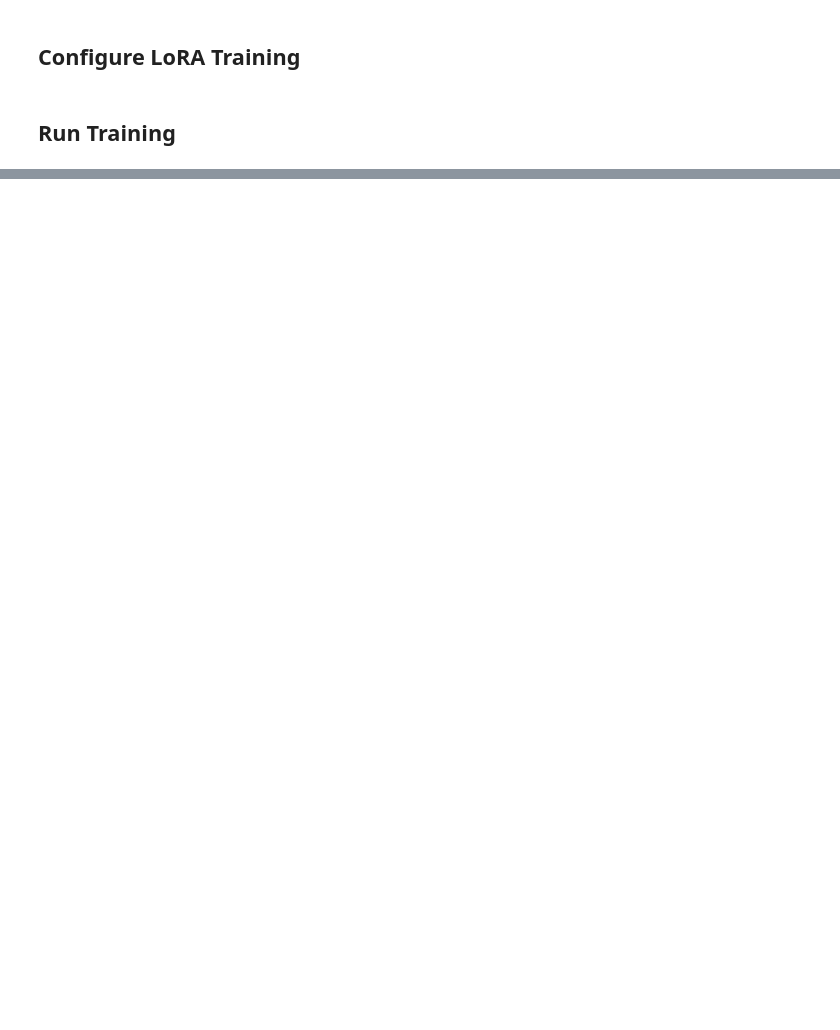
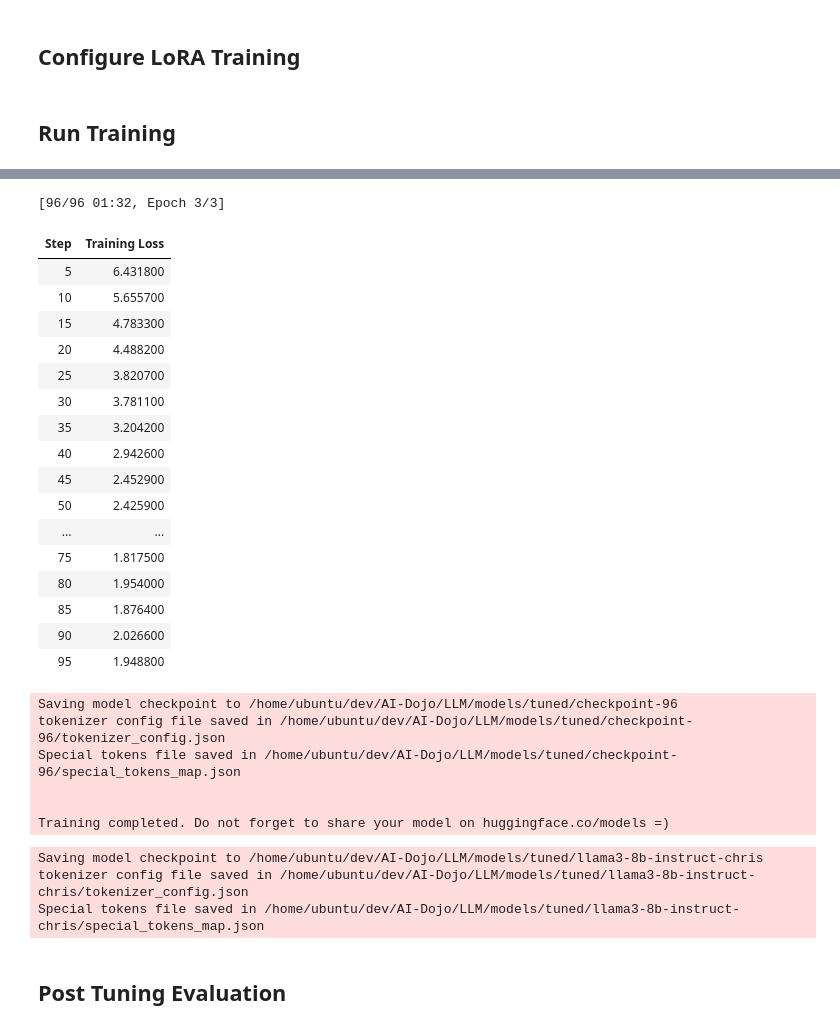
Before and after one commit to chris-hoertnagl/AI-Dojo, a Jupyter notebook: LLM/tune_llama3.ipynb, the cells around one changed output, grey strips where cells are left out. Drawn from its saved outputs; the diff is of its cells as text; code cells hidden in the pictures; blank space fills up the shorter version.

Commit message:
add llama3 fine tuning

```diff
--- a/LLM/tune_llama3.ipynb
+++ b/LLM/tune_llama3.ipynb
@@ -16,3 +20,6 @@ from transformers import set_seed, TrainingArguments, Trainer, AutoTokenizer, Au
 # %% [markdown]
 # Load Quantized Model
+# %%
+model_name = "meta-llama/Meta-Llama-3-8B-Instruct"
+model_path=f"/home/ubuntu/dev/AI-Dojo/LLM/models/{model_name}"
 # %%
@@ -185,2 +153,29 @@ print(f"Number of trainable parameters: {formatted_num_params}")
+# %%
+# output dir
+run_name = "llama3-8b-instruct-chris"
+model_dir = "/home/ubuntu/dev/AI-Dojo/LLM/models/tuned"
+
+# based on config
+training_args = TrainingArguments(
+    fp16=False, # specify bf16=True instead when training on GPUs that support bf16 else fp16
+    bf16=True,
+    # do_eval=True,
+    # evaluation_strategy="epoch",
+    gradient_accumulation_steps=4,
+    learning_rate=2.0e-05,
+    log_level="info",
+    logging_steps=5,
+    logging_strategy="steps",
+    lr_scheduler_type="cosine",
+    max_steps=-1,
+    num_train_epochs=3,
+    run_name=run_name,
+    output_dir=model_dir,
+    overwrite_output_dir=True,
+    per_device_eval_batch_size=1, # originally set to 8
+    per_device_train_batch_size=1, # originally set to 8
+    save_total_limit=None,
+    seed=42,
+)
 # %% [markdown]
 ## Run Training
@@ -217,0 +182,16 @@ trainer.save_model(f'{model_dir}/model')
+# %%
+trainer = SFTTrainer(
+        model=model,
+        args=training_args,
+        train_dataset=messages_dataset,
+        dataset_text_field="text",
+        tokenizer=tokenizer,
+        peft_config=peft_config,
+        max_seq_length=tokenizer.model_max_length,
+    )
+
+# To clear out cache for unsuccessful run
+torch.cuda.empty_cache()
+
+train_result = trainer.train()
+# %% [output]
@@ -217,0 +211,32 @@ trainer.save_model(f'{model_dir}/model')
+[96/96 01:32, Epoch 3/3]
+| Step | Training Loss |
+| 5 | 6.431800 |
+| 10 | 5.655700 |
+| 15 | 4.783300 |
+| 20 | 4.488200 |
+| 25 | 3.820700 |
+| 30 | 3.781100 |
+| 35 | 3.204200 |
+| 40 | 2.942600 |
+| 45 | 2.452900 |
+| 50 | 2.425900 |
+| ... | ... |
+| 75 | 1.817500 |
+| 80 | 1.954000 |
+| 85 | 1.876400 |
+| 90 | 2.026600 |
+| 95 | 1.948800 |
+Saving model checkpoint to /home/ubuntu/dev/AI-Dojo/LLM/models/tuned/checkpoint-96
+tokenizer config file saved in /home/ubuntu/dev/AI-Dojo/LLM/models/tuned/checkpoint-96/tokenizer_config.json
+Special tokens file saved in /home/ubuntu/dev/AI-Dojo/LLM/models/tuned/checkpoint-96/special_tokens_map.json
+
+
+Training completed. Do not forget to share your model on huggingface.co/models =)
+# %%
+trainer.save_model(model_dir + "/" + run_name)
+# %% [output]
+Saving model checkpoint to /home/ubuntu/dev/AI-Dojo/LLM/models/tuned/llama3-8b-instruct-chris
+tokenizer config file saved in /home/ubuntu/dev/AI-Dojo/LLM/models/tuned/llama3-8b-instruct-chris/tokenizer_config.json
+Special tokens file saved in /home/ubuntu/dev/AI-Dojo/LLM/models/tuned/llama3-8b-instruct-chris/special_tokens_map.json
+# %% [markdown]
+## Post Tuning Evaluation
```
Also changed, not shown: parts of 24 cells of this notebook, 3 other files.
